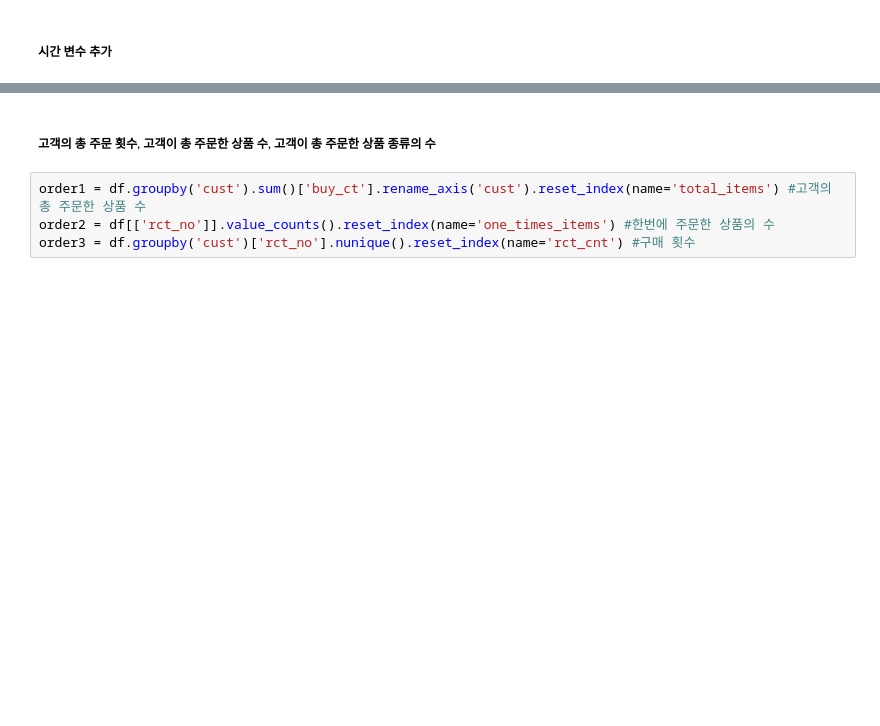
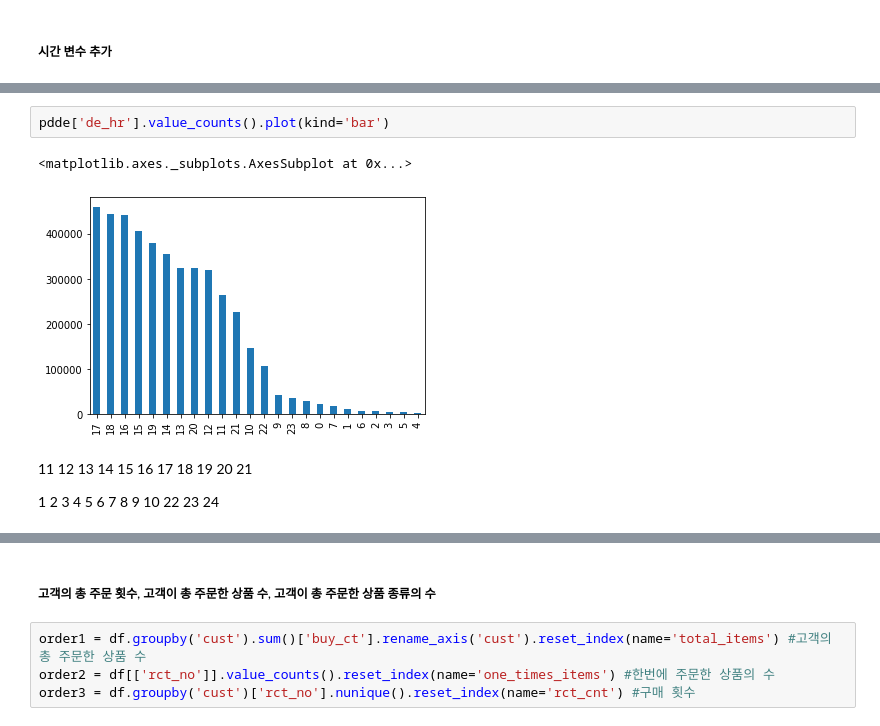
Before and after one commit to JJungEEun/lotte_project, a Jupyter notebook: 롯데_모델링_총정리.ipynb, the cells around one changed output, grey strips where cells are left out. Cells and saved outputs as stored; diff of their text form; blank space fills up the shorter version.

```diff
--- a/롯데_모델링_총정리.ipynb
+++ b/롯데_모델링_총정리.ipynb
@@ -40,0 +67,9 @@ df.head()
+# %%
+pdde['de_hr'].value_counts().plot(kind='bar')
+# %% [output]
+<matplotlib.axes._subplots.AxesSubplot at 0x...>
+[figure, added]
+# %% [markdown]
+11 12 13 14 15 16 17 18 19 20 21
+
+1 2 3 4 5  6 7 8 9 10 22 23 24
```
Also changed, not shown: parts of 63 cells of this notebook.
